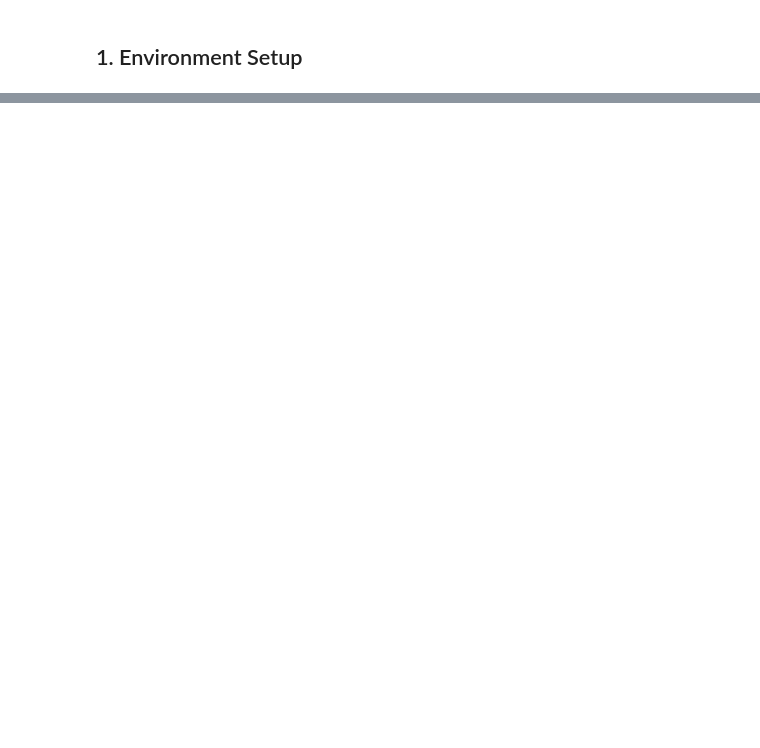
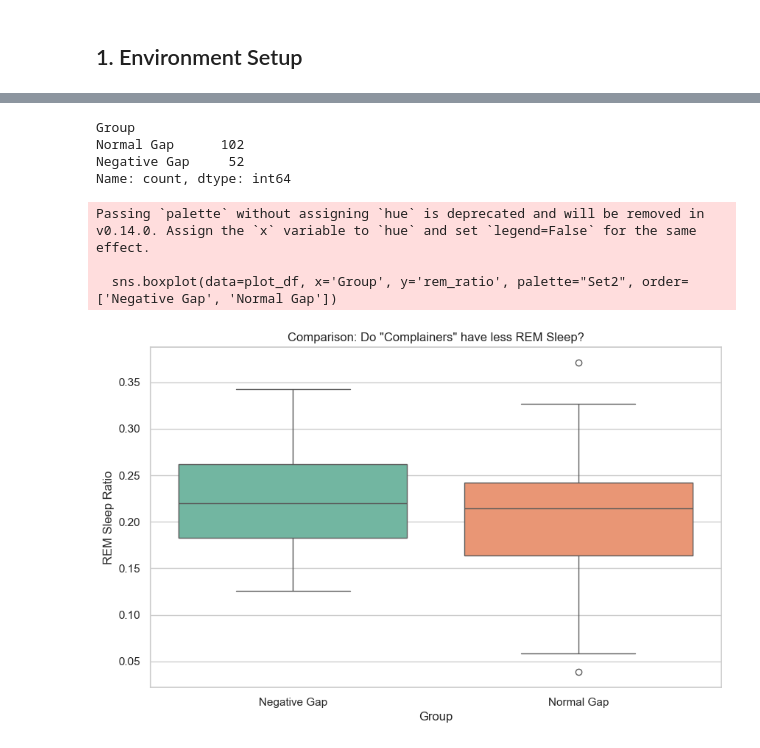
Before and after one commit to kyu976/Mind-Body-Synch-Coach, a Jupyter notebook: MBSC_DW.ipynb, the cells around one changed output, grey strips where cells are left out. Drawn from its saved outputs; the diff is of its cells as text; code cells hidden in the pictures; blank space fills up the shorter version.

```diff
--- a/MBSC_DW.ipynb
+++ b/MBSC_DW.ipynb
@@ -92,0 +169,38 @@ print(df.head(3))
+# %%
+# 1. Create Sleep Architecture Features
+df_clean['rem_ratio'] = df_clean['main_sleep_rem_minutes'] / df_clean['main_sleep_minutes_asleep']
+
+# 2. Create a new column explicitly for 'Group Label'
+plot_df = df_clean.copy()
+plot_df['Group'] = 'Exclude' # Default label
+
+## Label the 'Negative Gap' (Complaining) and 'Normal Gap' (Aligned) group
+# Negative Gap: Users who felt terrible, even though Fitbit said they slept well (Gap < -1)
+plot_df.loc[plot_df['perception_gap'] < -1, 'Group'] = 'Negative Gap'
+
+# Normal Gap: Users whose subjective feeling aligned with the objective data (-0.5 ~ 0.5)
+plot_df.loc[(plot_df['perception_gap'] > -0.5) & (plot_df['perception_gap'] < 0.5), 'Group'] = 'Normal Gap'
+
+# 3. Filter only the two groups we want to compare
+plot_df = plot_df[plot_df['Group'] != 'Exclude']
+
+# Check counts again to be sure
+print(plot_df['Group'].value_counts())
+# %% [output]
+Group
+Normal Gap      102
+Negative Gap     52
+Name: count, dtype: int64
+# %%
+# 4. Plot using 'x' and 'y' explicitly
+plt.figure(figsize=(10, 6))
+sns.boxplot(data=plot_df, x='Group', y='rem_ratio', palette="Set2", order=['Negative Gap', 'Normal Gap'])
+
+plt.ylabel('REM Sleep Ratio')
+plt.title('Comparison: Do "Complainers" have less REM Sleep?')
+plt.show()
+# %% [output]
+Passing `palette` without assigning `hue` is deprecated and will be removed in v0.14.0. Assign the `x` variable to `hue` and set `legend=False` for the same effect.
+
+  sns.boxplot(data=plot_df, x='Group', y='rem_ratio', palette="Set2", order=['Negative Gap', 'Normal Gap'])
+[figure, added]
```
Also changed, not shown: parts of 24 cells of this notebook.
